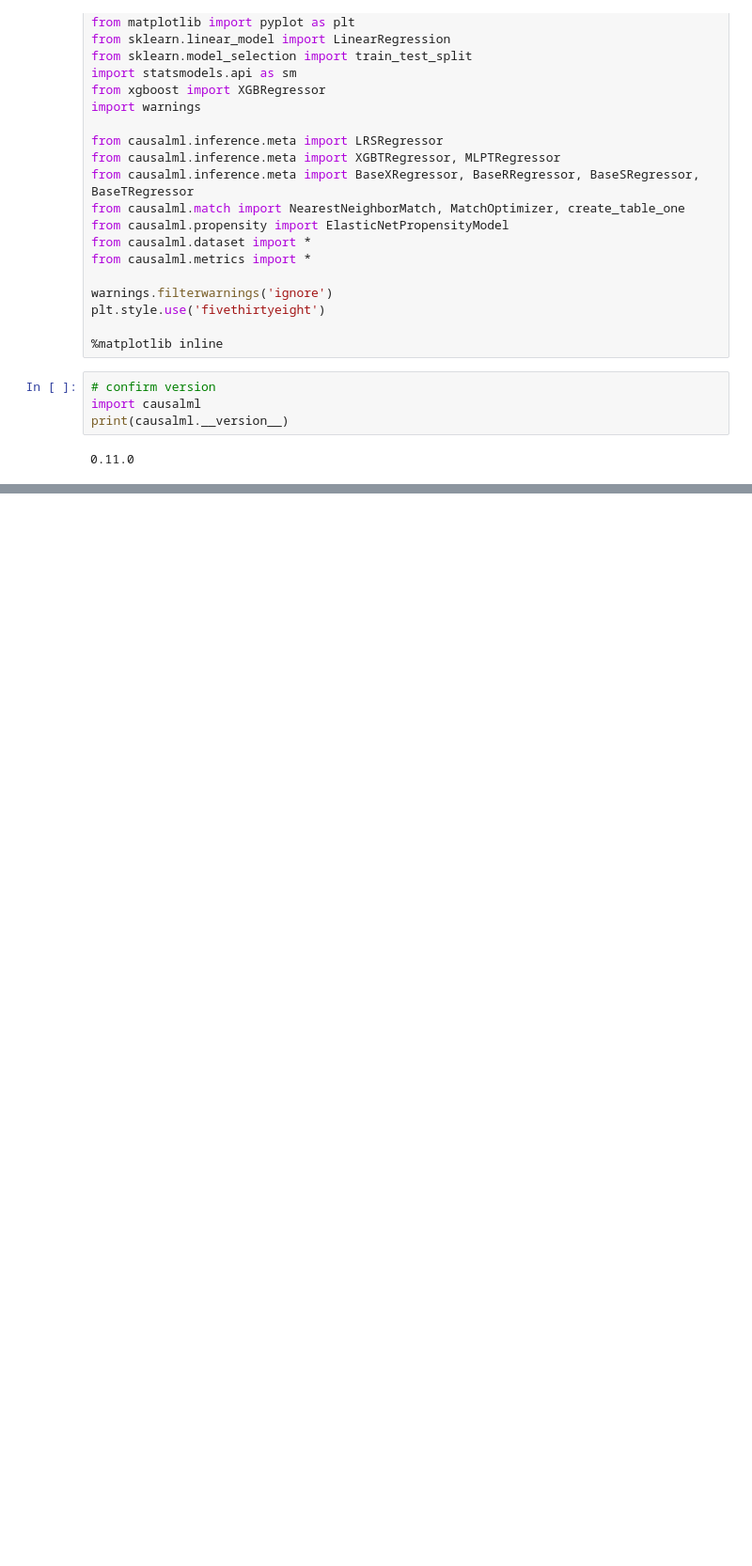
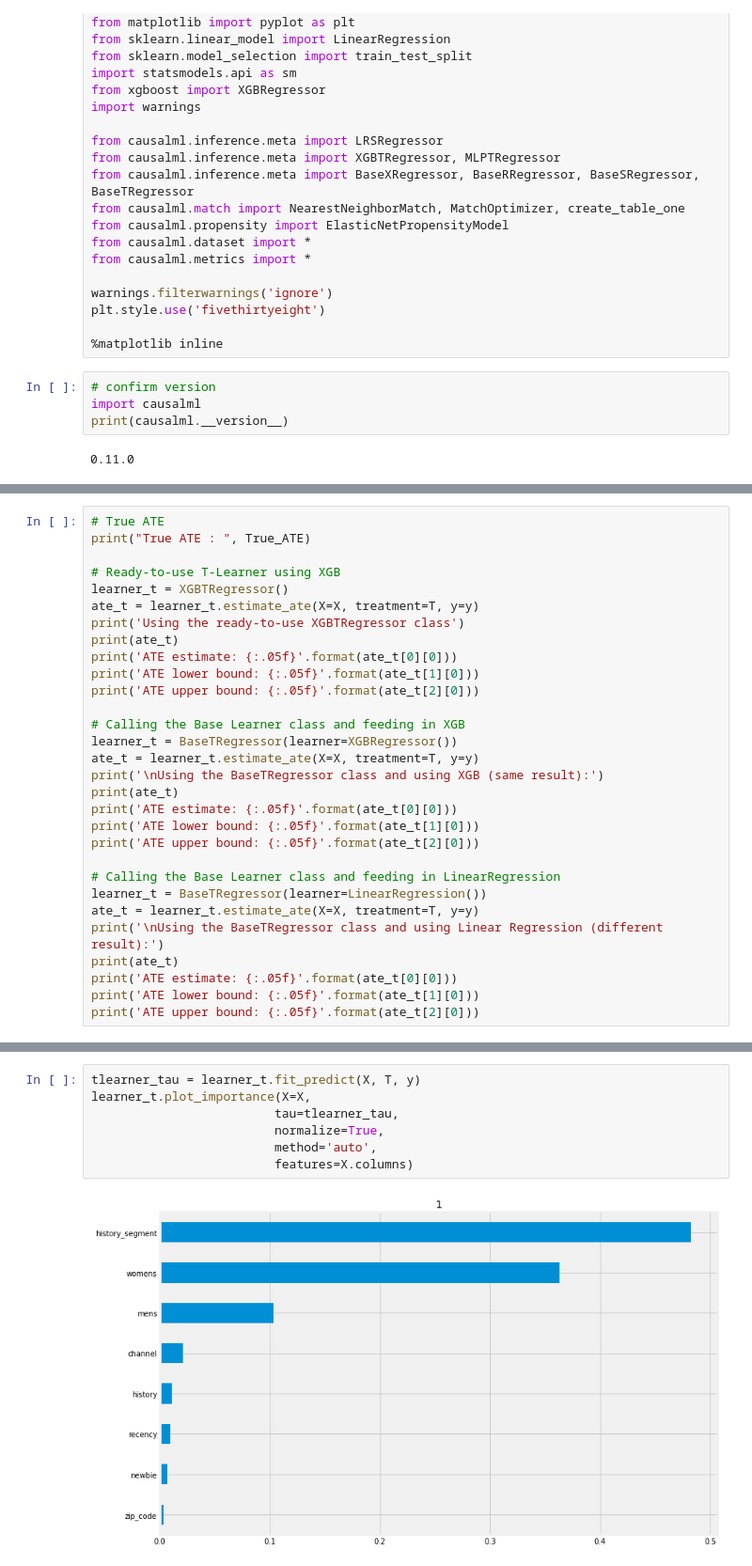
Before and after one commit to ryotoitoi/econome_ml_demo, a Jupyter notebook: notebook/mail_demo/mail_causalml.ipynb, the cells around one changed output, grey strips where cells are left out. Shown at 94% size. Saved outputs shown, nothing was run; the diff lists cells and outputs as text; blank space fills up the shorter version.

```diff
--- a/notebook/mail_demo/mail_causalml.ipynb
+++ b/notebook/mail_demo/mail_causalml.ipynb
@@ -43,0 +166,30 @@ mail.head()
+# %%
+# True ATE
+print("True ATE : ", True_ATE)
+
+# Ready-to-use T-Learner using XGB
+learner_t = XGBTRegressor()
+ate_t = learner_t.estimate_ate(X=X, treatment=T, y=y)
+print('Using the ready-to-use XGBTRegressor class')
+print(ate_t)
+print('ATE estimate: {:.05f}'.format(ate_t[0][0]))
+print('ATE lower bound: {:.05f}'.format(ate_t[1][0]))
+print('ATE upper bound: {:.05f}'.format(ate_t[2][0]))
+
+# Calling the Base Learner class and feeding in XGB
+learner_t = BaseTRegressor(learner=XGBRegressor())
+ate_t = learner_t.estimate_ate(X=X, treatment=T, y=y)
+print('\nUsing the BaseTRegressor class and using XGB (same result):')
+print(ate_t)
+print('ATE estimate: {:.05f}'.format(ate_t[0][0]))
+print('ATE lower bound: {:.05f}'.format(ate_t[1][0]))
+print('ATE upper bound: {:.05f}'.format(ate_t[2][0]))
+
+# Calling the Base Learner class and feeding in LinearRegression
+learner_t = BaseTRegressor(learner=LinearRegression())
+ate_t = learner_t.estimate_ate(X=X, treatment=T, y=y)
+print('\nUsing the BaseTRegressor class and using Linear Regression (different result):')
+print(ate_t)
+print('ATE estimate: {:.05f}'.format(ate_t[0][0]))
+print('ATE lower bound: {:.05f}'.format(ate_t[1][0]))
+print('ATE upper bound: {:.05f}'.format(ate_t[2][0]))
@@ -43,0 +215,9 @@ mail.head()
+# %%
+tlearner_tau = learner_t.fit_predict(X, T, y)
+learner_t.plot_importance(X=X,
+                         tau=tlearner_tau,
+                         normalize=True,
+                         method='auto',
+                         features=X.columns)
+# %% [output]
+[figure, added]
```
Also changed, not shown: parts of 14 cells of this notebook, 1 other file.
